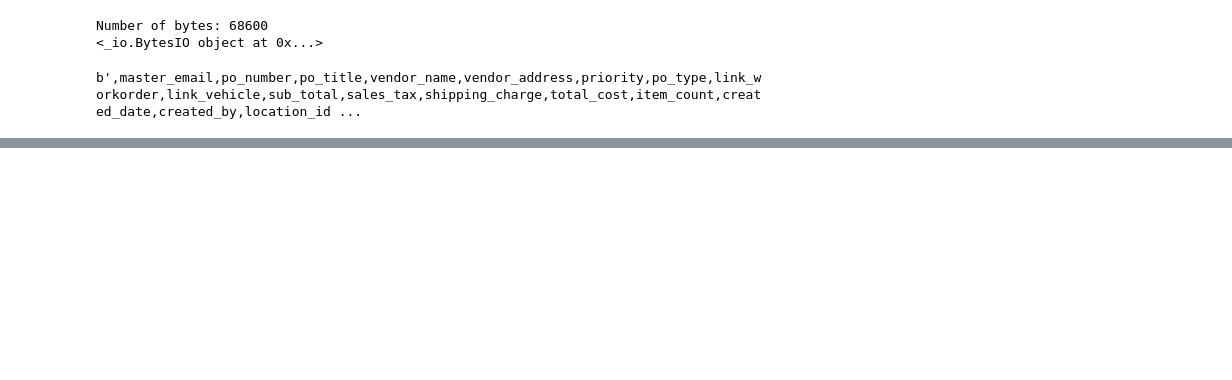
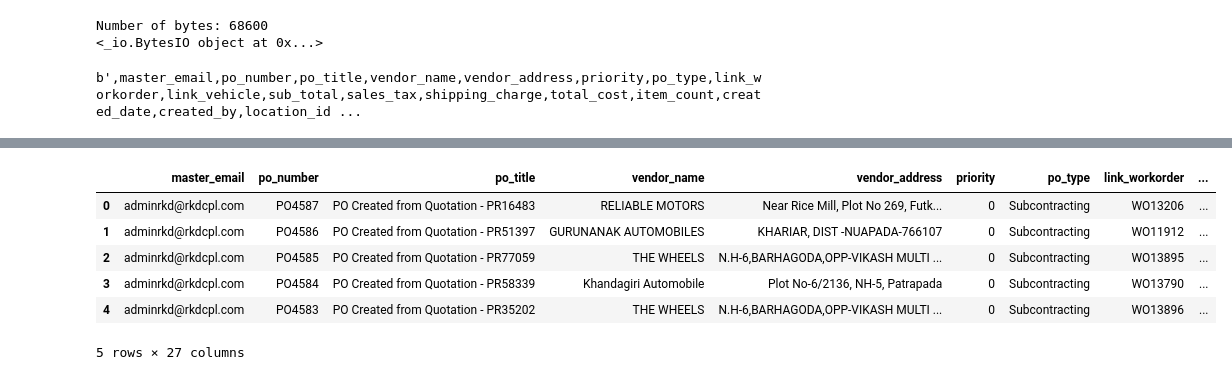
Before and after one commit to ritumsingh23/doc_chat_app, a Jupyter notebook: test.ipynb, the cells around one changed output, grey strips where cells are left out. Drawn from its saved outputs; the diff is of its cells as text; code cells hidden in the pictures; blank space fills up the shorter version.

```diff
--- a/test.ipynb
+++ b/test.ipynb
@@ -94,0 +111,12 @@ b',master_email,po_number,po_title,vendor_name,vendor_address,priority,po_type,l
+# %%
+import pandas as pd
+df = pd.read_json('PO_Json_2.json')
+df.head()
+# %% [output]
+|  | master_email | po_number | po_title | vendor_name | vendor_address | priority | po_type | link_workorder | ... |
+| 0 | adminrkd@rkdcpl.com | PO4587 | PO Created from Quotation - PR16483 | RELIABLE MOTORS | Near Rice Mill, Plot No 269, Futk... | 0 | Subcontracting | WO13206 | ... |
+| 1 | adminrkd@rkdcpl.com | PO4586 | PO Created from Quotation - PR51397 | GURUNANAK AUTOMOBILES | KHARIAR, DIST -NUAPADA-766107 | 0 | Subcontracting | WO11912 | ... |
+| 2 | adminrkd@rkdcpl.com | PO4585 | PO Created from Quotation - PR77059 | THE WHEELS | N.H-6,BARHAGODA,OPP-VIKASH MULTI ... | 0 | Subcontracting | WO13895 | ... |
+| 3 | adminrkd@rkdcpl.com | PO4584 | PO Created from Quotation - PR58339 | Khandagiri Automobile | Plot No-6/2136, NH-5, Patrapada | 0 | Subcontracting | WO13790 | ... |
+| 4 | adminrkd@rkdcpl.com | PO4583 | PO Created from Quotation - PR35202 | THE WHEELS | N.H-6,BARHAGODA,OPP-VIKASH MULTI ... | 0 | Subcontracting | WO13896 | ... |
+5 rows × 27 columns
```
Also changed, not shown: parts of 4 cells of this notebook, 11 other files.
